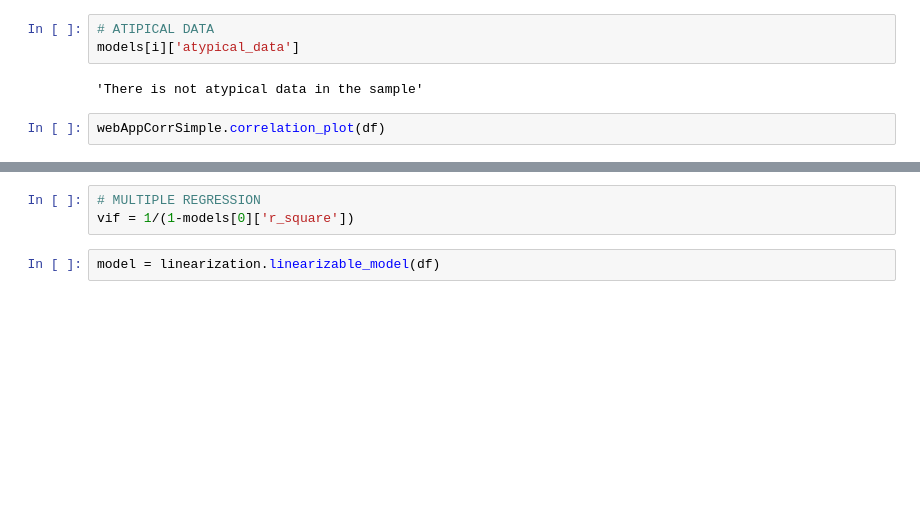
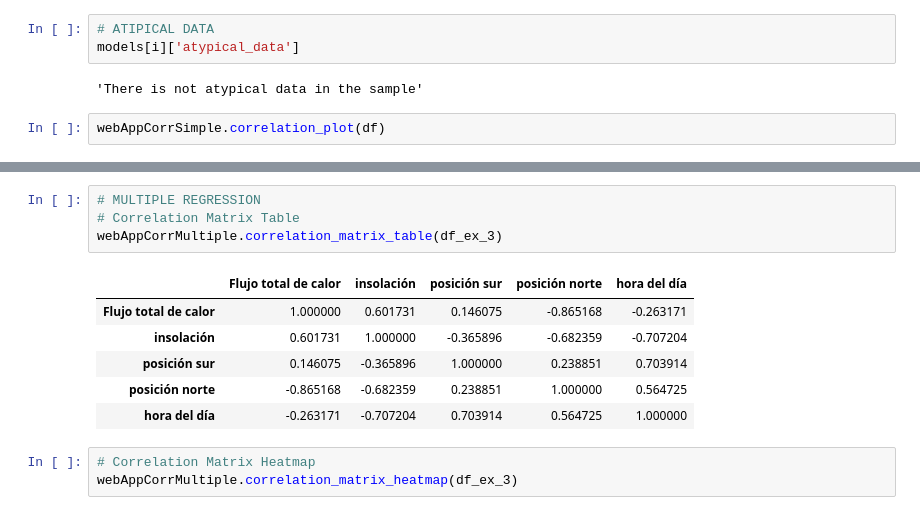
Before and after one commit to PPuertos/Regression-Modeling, a Jupyter notebook: modelado.ipynb, the cells around one changed output, grey strips where cells are left out. Drawn from its saved outputs; the diff is of its cells as text; blank space fills up the shorter version.

```diff
--- a/modelado.ipynb
+++ b/modelado.ipynb
@@ -94,5 +98,14 @@ Very Strong Positive Correlation
-# %%
-# MULTIPLE REGRESSION
-vif = 1/(1-models[0]['r_square'])
-# %%
-model = linearization.linearizable_model(df)
+# %%
+# MULTIPLE REGRESSION
+# Correlation Matrix Table
+webAppCorrMultiple.correlation_matrix_table(df_ex_3)
+# %% [output]
+|  | Flujo total de calor | insolación | posición sur | posición norte | hora del día |
+| Flujo total de calor | 1.000000 | 0.601731 | 0.146075 | -0.865168 | -0.263171 |
+| insolación | 0.601731 | 1.000000 | -0.365896 | -0.682359 | -0.707204 |
+| posición sur | 0.146075 | -0.365896 | 1.000000 | 0.238851 | 0.703914 |
+| posición norte | -0.865168 | -0.682359 | 0.238851 | 1.000000 | 0.564725 |
+| hora del día | -0.263171 | -0.707204 | 0.703914 | 0.564725 | 1.000000 |
+# %%
+# Correlation Matrix Heatmap
+webAppCorrMultiple.correlation_matrix_heatmap(df_ex_3)
```
Also changed, not shown: parts of 15 cells of this notebook, 4 other files.
